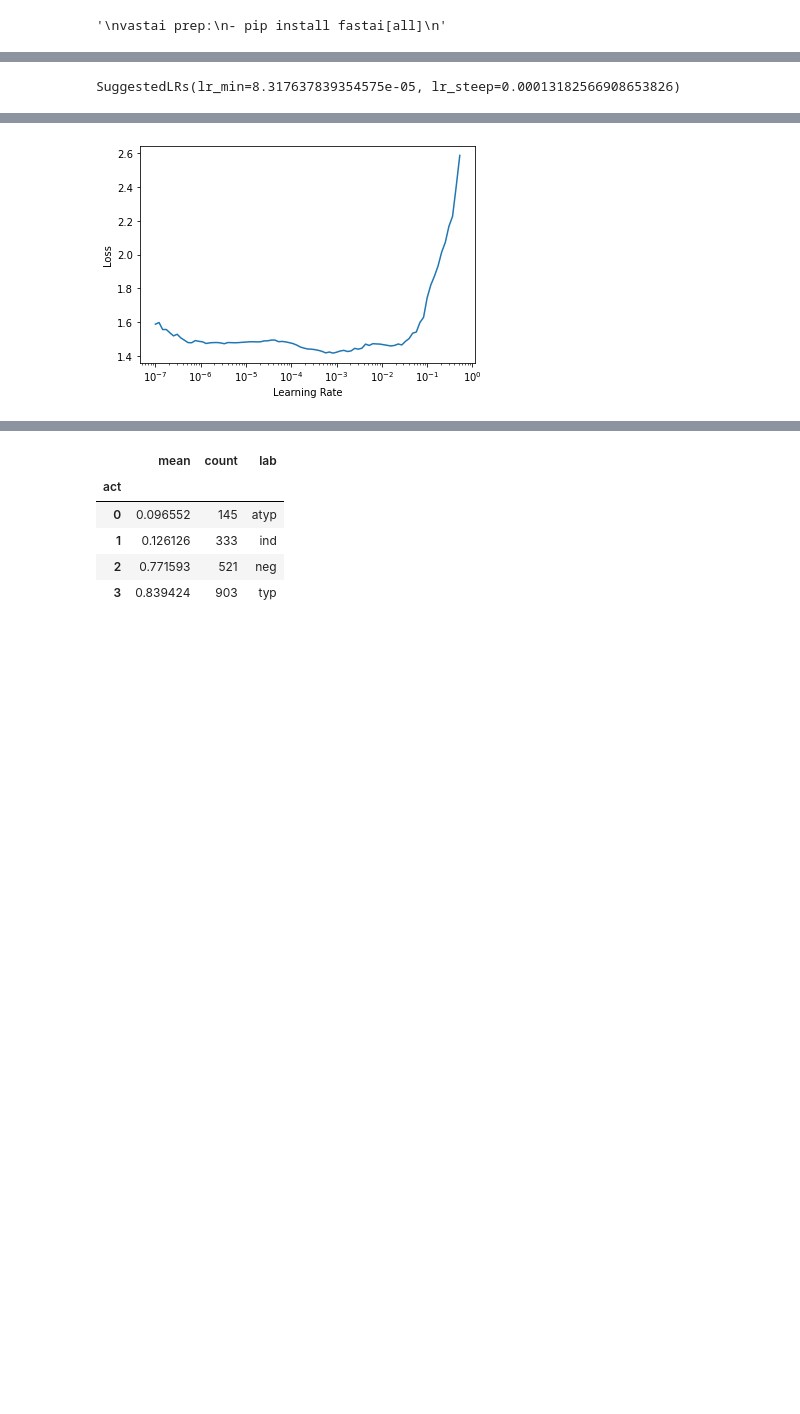
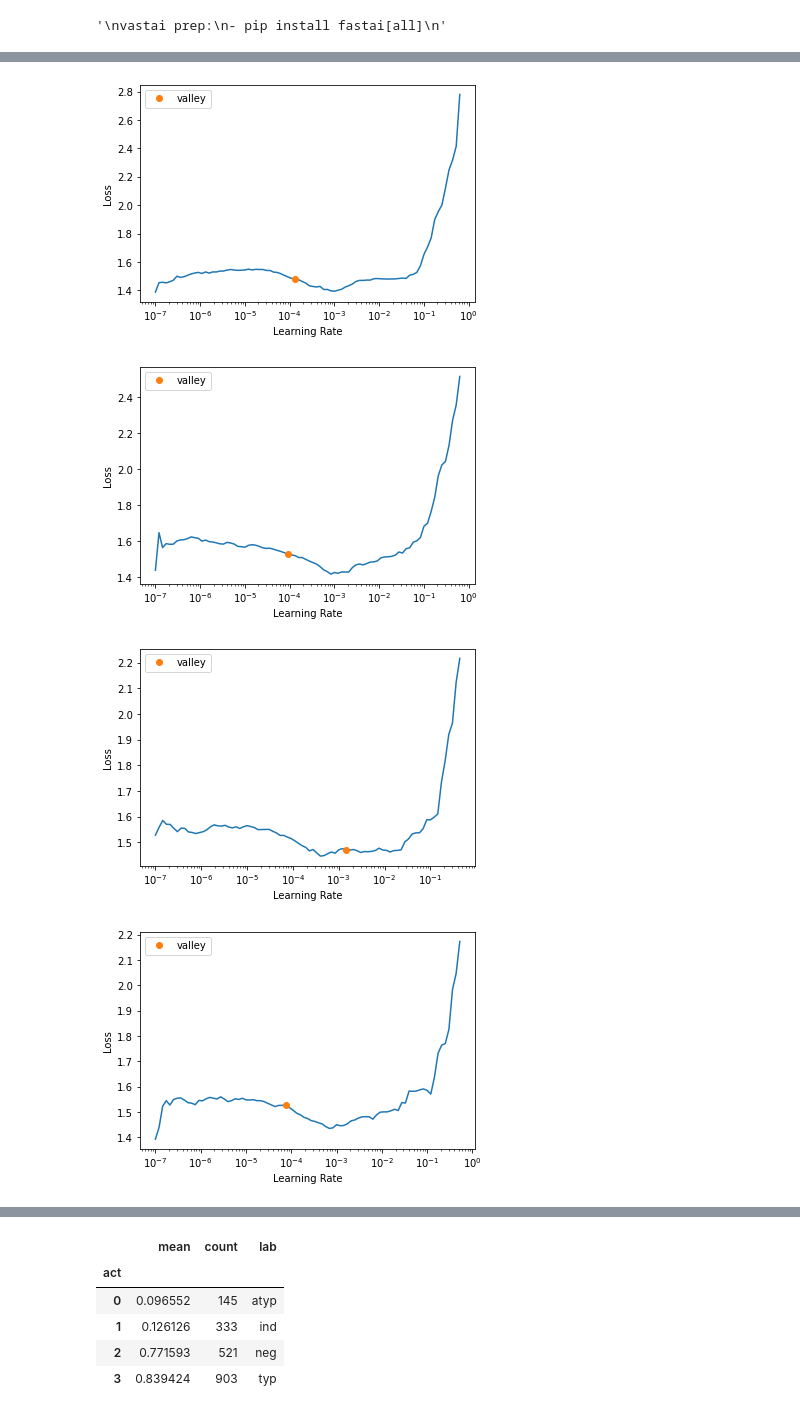
Before and after one commit to vdefont/covid_detection, a Jupyter notebook: train_class.ipynb, the cells around one changed output, grey strips where cells are left out. Drawn from its saved outputs; the diff is of its cells as text; code cells hidden in the pictures; blank space fills up the shorter version.

```diff
--- a/train_class.ipynb
+++ b/train_class.ipynb
@@ -30,10 +30,19 @@ train_class.make_base_models()
 # %%
 # LEARN CLASS #
 # %%
-IMAGE_PATH = "png224"
+IMAGE_PATH = "png224_5fold"
+NUM_FOLDS = 5
 IMAGE_SIZE = 224 # Can (and should) be smaller than full size
 MODEL_NAME = "resnet18"
 # %%
-dls = train_class.get_dls(image_path=IMAGE_PATH, img_size=IMAGE_SIZE, is_neg=False)
-len(dls.train.items), len(dls.valid.items), dls.vocab
+dls_folds = [
+    train_class.get_dls(
+        image_path=IMAGE_PATH,
+        img_size=IMAGE_SIZE,
+        is_neg=False,
+        fold_valid=fold,
+    )
+    for fold in range(NUM_FOLDS)
+]
+len(dls_folds[2].train.items), len(dls_folds[2].valid.items), dls_folds[2].vocab, dls_folds[0].one_batch()[0].shape
 # %% [output]
@@ -45,7 +54,10 @@ dls.show_batch()
 # %%
-learn = train_class.get_learn(dls=dls, model_name=MODEL_NAME, is_neg=False)
+learn_folds = [
+    train_class.get_learn(dls=dls, model_name=MODEL_NAME, is_neg=False)
+    for dls in dls_folds
+]
 # %%
-learn.lr_find()
+for learn_fold in learn_folds:
+    learn_fold.lr_find()
 # %% [output]
 [interactive output not drawn]
-SuggestedLRs(lr_min=8.317637839354575e-05, lr_steep=0.00013182566908653826)
@@ -52 +68,4 @@ SuggestedLRs(lr_min=8.317637839354575e-05, lr_steep=0.00013182566908653826)
-[figure, old version]
+[figure, new version]
+[figure, added]
+[figure, added]
+[figure, added]
```
Also changed, not shown: parts of 23 cells of this notebook, 5 other files.
